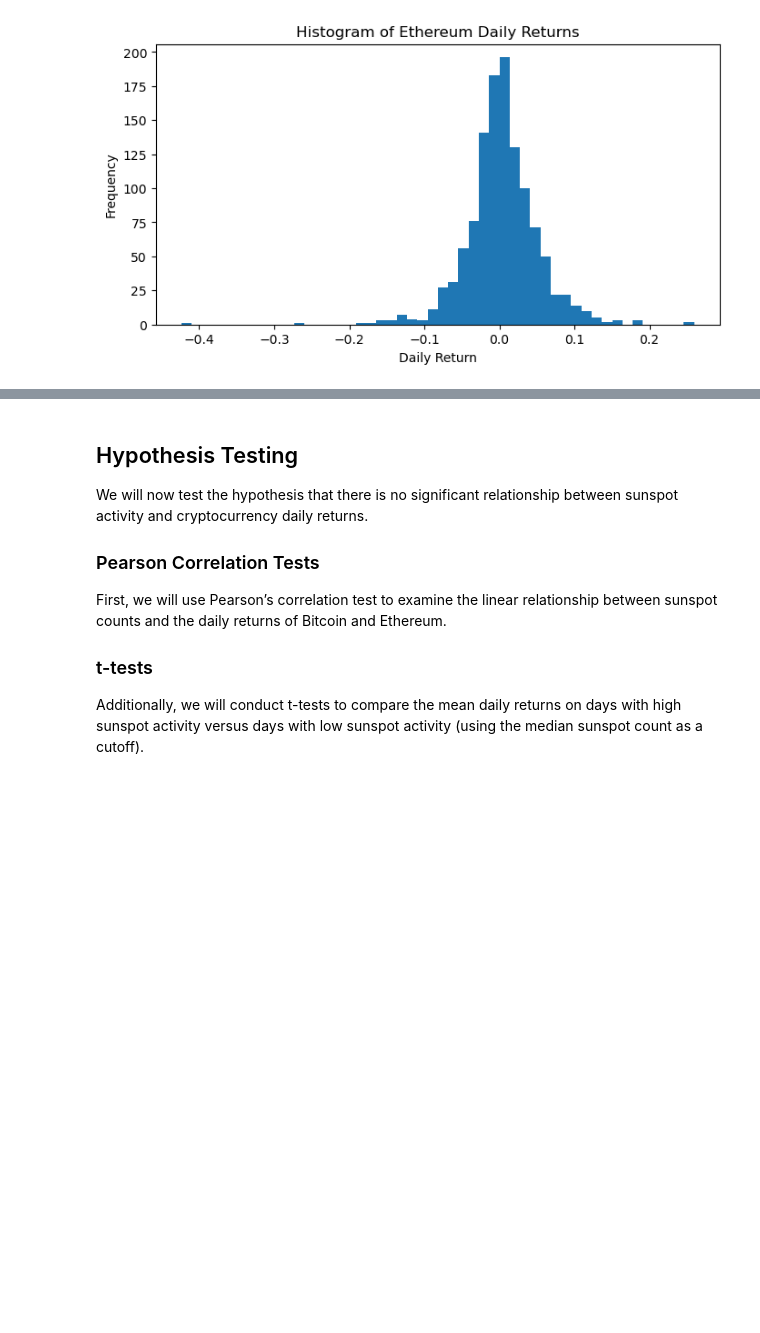
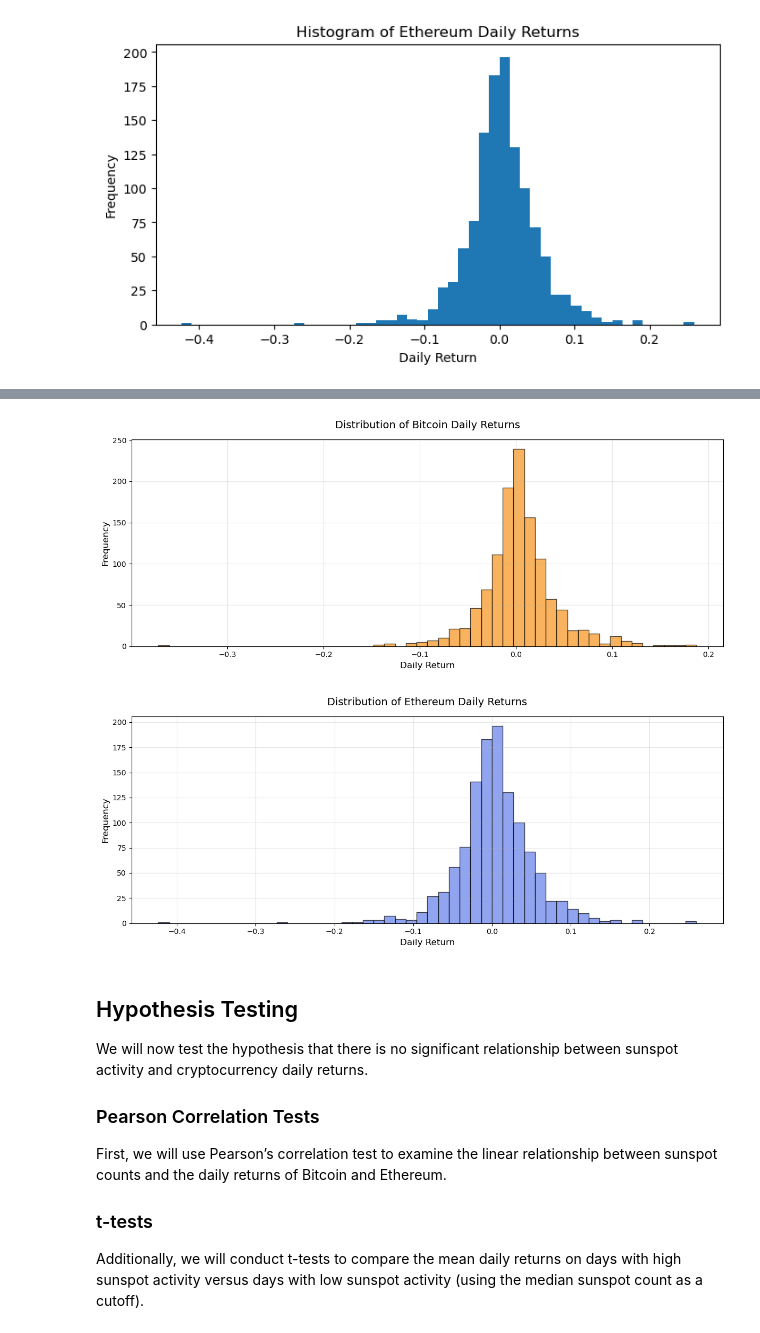
Before and after one commit to boraerbay/DSA210-project, a Jupyter notebook: notebook.ipynb, the cells around one changed output, grey strips where cells are left out. Saved outputs shown, nothing was run; the diff lists cells and outputs as text; code cells hidden in the pictures; blank space fills up the shorter version.

```diff
--- a/notebook.ipynb
+++ b/notebook.ipynb
@@ -29,7 +29,7 @@ print("\nEthereum Data:")
 print(ethereum_df.head())
 
 # Load Daily Sunspot Data (assuming it contains 'Date' and 'Sunspots' columns)
-sunspots_df = pd.read_csv('daily_sunspots.csv', parse_dates=['Date'])
+sunspots_df = pd.read_csv('daily_sunspots.csv', parse_dates=['date'])
 print("\nSunspot Data:")
 print(sunspots_df.head())
 # %% [output]
@@ -165,3 +201,30 @@ plt.show()
+# %%
+
+# Set figure size for histograms
+hist_size = (12, 5)
+
+# Plot histogram of Bitcoin daily returns
+plt.figure(figsize=hist_size)
+plt.hist(merged_df['btc_return'], bins=50, color='#F7931A', alpha=0.7, edgecolor='black')
+plt.title('Distribution of Bitcoin Daily Returns', fontsize=14, pad=15)
+plt.xlabel('Daily Return', fontsize=12)
+plt.ylabel('Frequency', fontsize=12)
+plt.grid(True, alpha=0.3)
+plt.tight_layout()
+plt.show()
+
+# Plot histogram of Ethereum daily returns
+plt.figure(figsize=hist_size)
+plt.hist(merged_df['eth_return'], bins=50, color='#627EEA', alpha=0.7, edgecolor='black')
+plt.title('Distribution of Ethereum Daily Returns', fontsize=14, pad=15)
+plt.xlabel('Daily Return', fontsize=12)
+plt.ylabel('Frequency', fontsize=12)
+plt.grid(True, alpha=0.3)
+plt.tight_layout()
+plt.show()
+# %% [output]
+[figure, added]
+[figure, added]
 # %% [markdown]
 ## Hypothesis Testing
 
```
Also changed, not shown: parts of 15 cells of this notebook, 2 other files.
